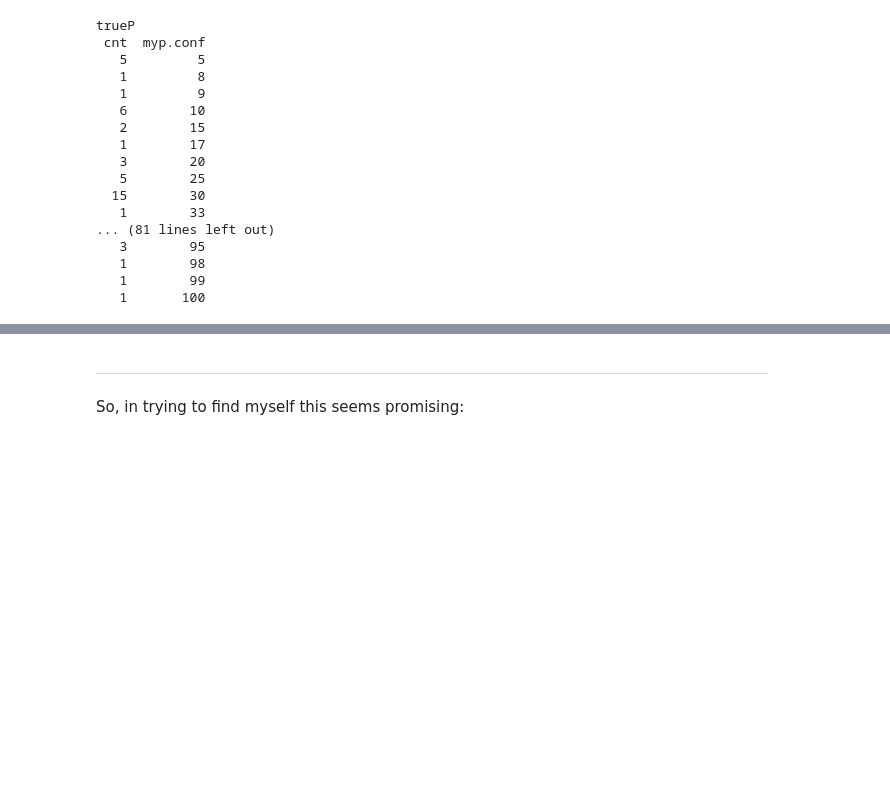
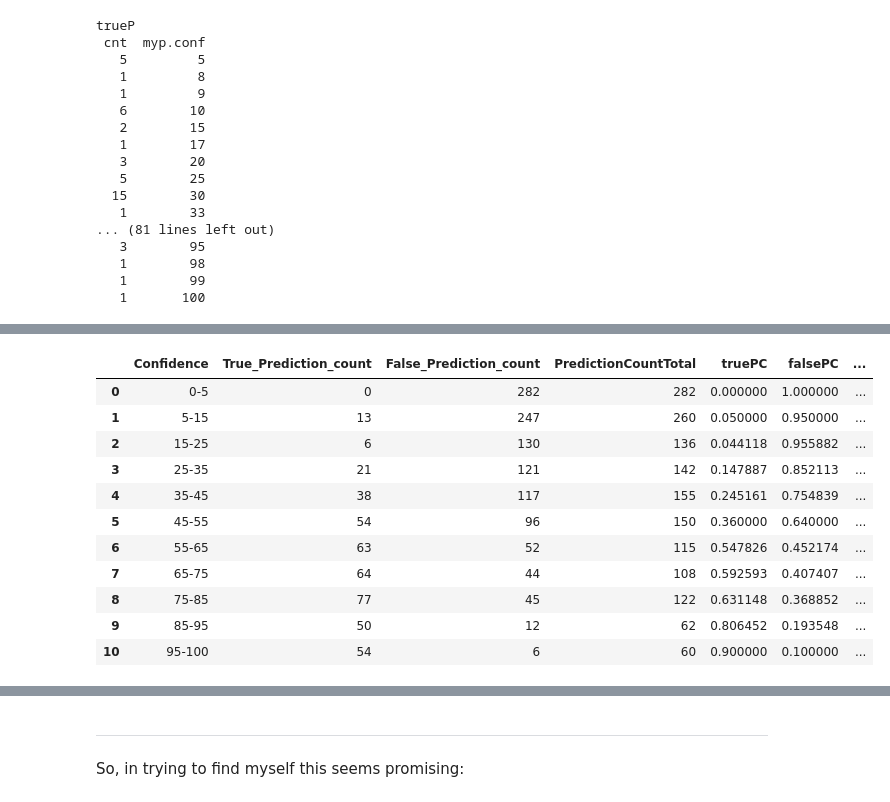
Before and after one commit to notionparallax/GA-DataScience, a Jupyter notebook: Prediction book analysis/PB exploration.ipynb, the cells around one changed output, grey strips where cells are left out. Saved outputs shown, nothing was run; the diff lists cells and outputs as text; code cells hidden in the pictures; blank space fills up the shorter version.

```diff
--- a/Prediction book analysis/PB exploration.ipynb
+++ b/Prediction book analysis/PB exploration.ipynb
@@ -313,0 +412,27 @@ trueP
+# %%
+conf_profile["PredictionCountTotal"] = conf_profile["True_Prediction_count"] + conf_profile["False_Prediction_count"]
+conf_profile["truePC"]  = conf_profile["True_Prediction_count"] / conf_profile["PredictionCountTotal"]
+conf_profile["falsePC"] = conf_profile["False_Prediction_count"] / conf_profile["PredictionCountTotal"]
+def makeLables(mid):
+    if mid == 0:
+        return "{}-{}".format(mid, mid+5)
+    elif mid == 100:
+        return "{}-{}".format(mid-5, mid)
+    else:
+        return "{}-{}".format(mid-5, mid+5)
+conf_profile["Confidence"]= conf_profile["Confidence"].map(lambda x: makeLables(x))
+conf_profile["check"] = conf_profile["truePC"] + conf_profile["falsePC"]
+conf_profile
+# %% [output]
+|  | Confidence | True_Prediction_count | False_Prediction_count | PredictionCountTotal | truePC | falsePC | ... |
+| 0 | 0-5 | 0 | 282 | 282 | 0.000000 | 1.000000 | ... |
+| 1 | 5-15 | 13 | 247 | 260 | 0.050000 | 0.950000 | ... |
+| 2 | 15-25 | 6 | 130 | 136 | 0.044118 | 0.955882 | ... |
+| 3 | 25-35 | 21 | 121 | 142 | 0.147887 | 0.852113 | ... |
+| 4 | 35-45 | 38 | 117 | 155 | 0.245161 | 0.754839 | ... |
+| 5 | 45-55 | 54 | 96 | 150 | 0.360000 | 0.640000 | ... |
+| 6 | 55-65 | 63 | 52 | 115 | 0.547826 | 0.452174 | ... |
+| 7 | 65-75 | 64 | 44 | 108 | 0.592593 | 0.407407 | ... |
+| 8 | 75-85 | 77 | 45 | 122 | 0.631148 | 0.368852 | ... |
+| 9 | 85-95 | 50 | 12 | 62 | 0.806452 | 0.193548 | ... |
+| 10 | 95-100 | 54 | 6 | 60 | 0.900000 | 0.100000 | ... |
```
Also changed, not shown: parts of 22 cells of this notebook.
